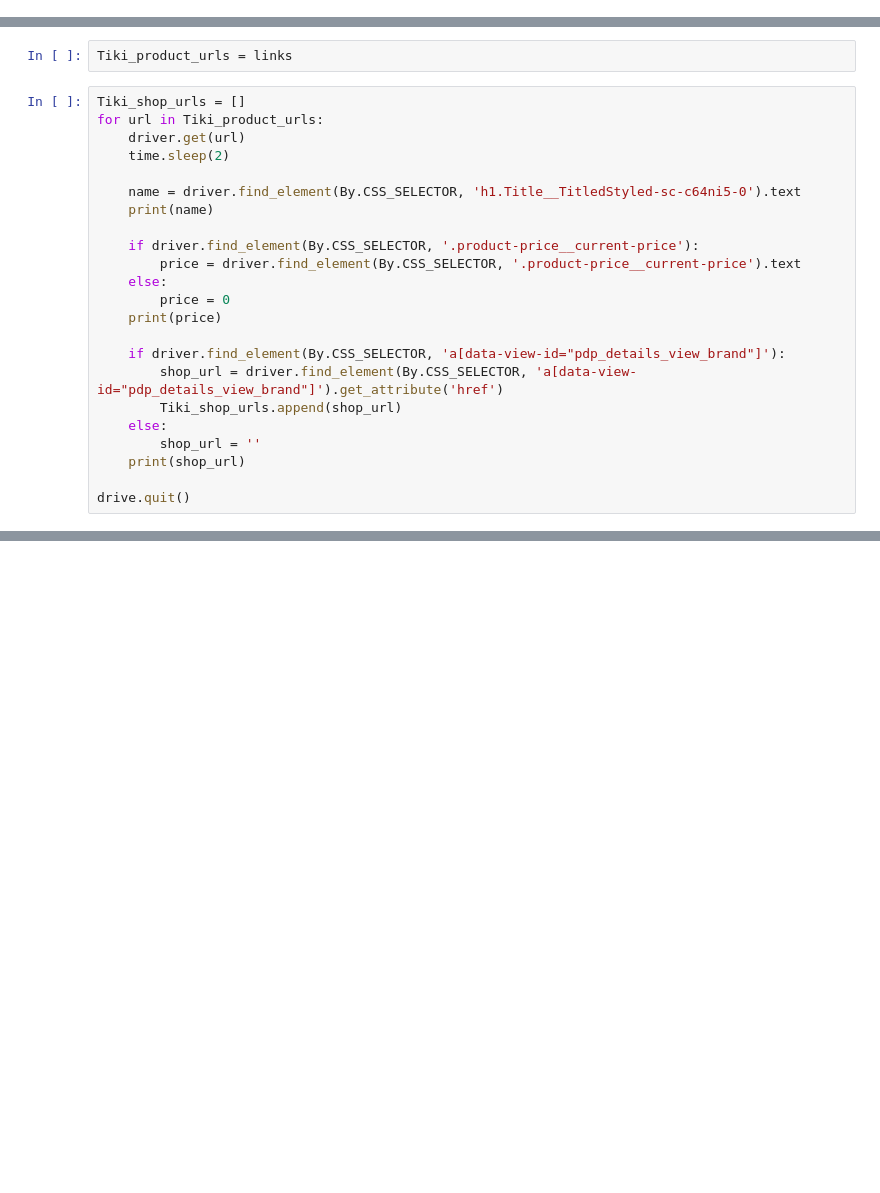
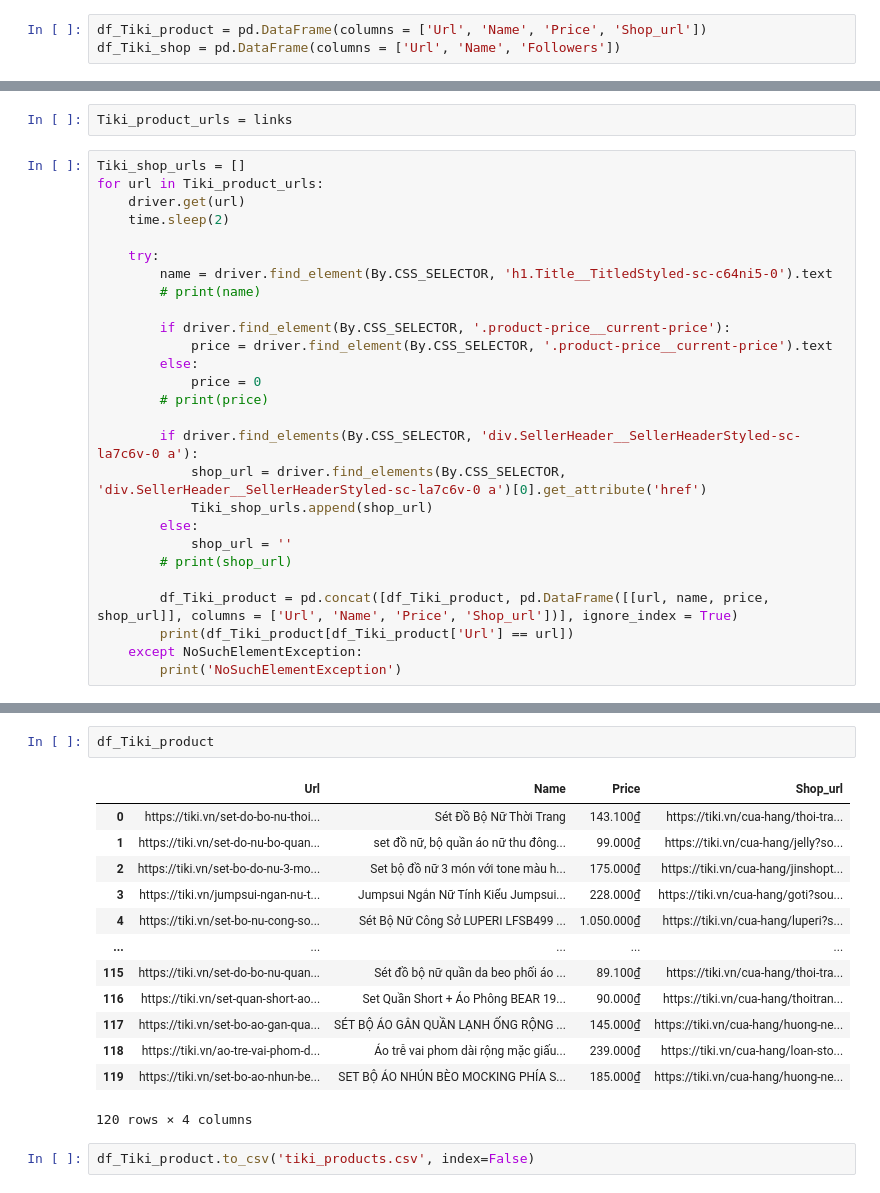
Before and after one commit to tathithienthanh/WomenFashionProductRecommendationSystem, a Jupyter notebook: Untitled.ipynb, the cells around one changed output, grey strips where cells are left out. Drawn from its saved outputs; the diff is of its cells as text; blank space fills up the shorter version.

```diff
--- a/Untitled.ipynb
+++ b/Untitled.ipynb
@@ -338,5 +396,8 @@ drive.quit()
 # %% [markdown]
 ## Tiki website
+# %%
+df_Tiki_product = pd.DataFrame(columns = ['Url', 'Name', 'Price', 'Shop_url'])
+df_Tiki_shop = pd.DataFrame(columns = ['Url', 'Name', 'Followers'])
 # %%
 #The url below is the original link to homepage of Tiki website
 #url = 'https://tiki.vn/'
@@ -381,20 +442,24 @@ for url in Tiki_product_urls:
     driver.get(url)
     time.sleep(2)
 
-    name = driver.find_element(By.CSS_SELECTOR, 'h1.Title__TitledStyled-sc-c64ni5-0').text
-    print(name)
+    try:
+        name = driver.find_element(By.CSS_SELECTOR, 'h1.Title__TitledStyled-sc-c64ni5-0').text
+        # print(name)
 
-    if driver.find_element(By.CSS_SELECTOR, '.product-price__current-price'):
-        price = driver.find_element(By.CSS_SELECTOR, '.product-price__current-price').text
-    else:
-        price = 0
-    print(price)
+        if driver.find_element(By.CSS_SELECTOR, '.product-price__current-price'):
+            price = driver.find_element(By.CSS_SELECTOR, '.product-price__current-price').text
+        else:
+            price = 0
+        # print(price)
 
-    if driver.find_element(By.CSS_SELECTOR, 'a[data-view-id="pdp_details_view_brand"]'):
-        shop_url = driver.find_element(By.CSS_SELECTOR, 'a[data-view-id="pdp_details_view_brand"]').get_attribute('href')
-        Tiki_shop_urls.append(shop_url)
-    else:
-        shop_url = ''
-    print(shop_url)
+        if driver.find_elements(By.CSS_SELECTOR, 'div.SellerHeader__SellerHeaderStyled-sc-la7c6v-0 a'):
+            shop_url = driver.find_elements(By.CSS_SELECTOR, 'div.SellerHeader__SellerHeaderStyled-sc-la7c6v-0 a')[0].get_attribute('href')
+            Tiki_shop_urls.append(shop_url)
+        else:
+            shop_url = ''
+        # print(shop_url)
 
-drive.quit()
+        df_Tiki_product = pd.concat([df_Tiki_product, pd.DataFrame([[url, name, price, shop_url]], columns = ['Url', 'Name', 'Price', 'Shop_url'])], ignore_index = True)
+        print(df_Tiki_product[df_Tiki_product['Url'] == url])
+    except NoSuchElementException:
+        print('NoSuchElementException')
@@ -400,0 +484,18 @@ drive.quit()
+# %%
+df_Tiki_product
+# %% [output]
+|  | Url | Name | Price | Shop_url |
+| 0 | https://tiki.vn/set-do-bo-nu-thoi... | Sét Đồ Bộ Nữ Thời Trang | 143.100₫ | https://tiki.vn/cua-hang/thoi-tra... |
+| 1 | https://tiki.vn/set-do-nu-bo-quan... | set đồ nữ, bộ quần áo nữ thu đông... | 99.000₫ | https://tiki.vn/cua-hang/jelly?so... |
+| 2 | https://tiki.vn/set-bo-do-nu-3-mo... | Set bộ đồ nữ 3 món với tone màu h... | 175.000₫ | https://tiki.vn/cua-hang/jinshopt... |
+| 3 | https://tiki.vn/jumpsui-ngan-nu-t... | Jumpsui Ngắn Nữ Tính Kiểu Jumpsui... | 228.000₫ | https://tiki.vn/cua-hang/goti?sou... |
+| 4 | https://tiki.vn/set-bo-nu-cong-so... | Sét Bộ Nữ Công Sở LUPERI LFSB499 ... | 1.050.000₫ | https://tiki.vn/cua-hang/luperi?s... |
+| ... | ... | ... | ... | ... |
+| 115 | https://tiki.vn/set-do-bo-nu-quan... | Sét đồ bộ nữ quần da beo phối áo ... | 89.100₫ | https://tiki.vn/cua-hang/thoi-tra... |
+| 116 | https://tiki.vn/set-quan-short-ao... | Set Quần Short + Áo Phông BEAR 19... | 90.000₫ | https://tiki.vn/cua-hang/thoitran... |
+| 117 | https://tiki.vn/set-bo-ao-gan-qua... | SÉT BỘ ÁO GÂN QUẦN LẠNH ỐNG RỘNG ... | 145.000₫ | https://tiki.vn/cua-hang/huong-ne... |
+| 118 | https://tiki.vn/ao-tre-vai-phom-d... | Áo trễ vai phom dài rộng mặc giấu... | 239.000₫ | https://tiki.vn/cua-hang/loan-sto... |
+| 119 | https://tiki.vn/set-bo-ao-nhun-be... | SET BỘ ÁO NHÚN BÈO MOCKING PHÍA S... | 185.000₫ | https://tiki.vn/cua-hang/huong-ne... |
+120 rows × 4 columns
+# %%
+df_Tiki_product.to_csv('tiki_products.csv', index=False)
```
Also changed, not shown: parts of 15 cells of this notebook, 3 other files.
